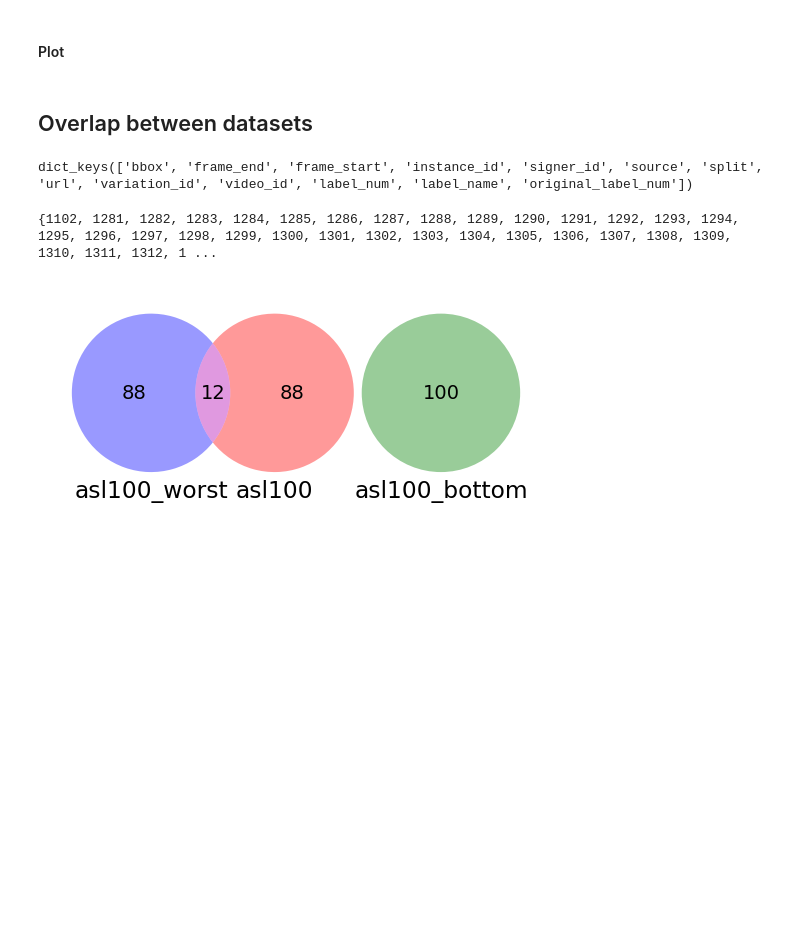
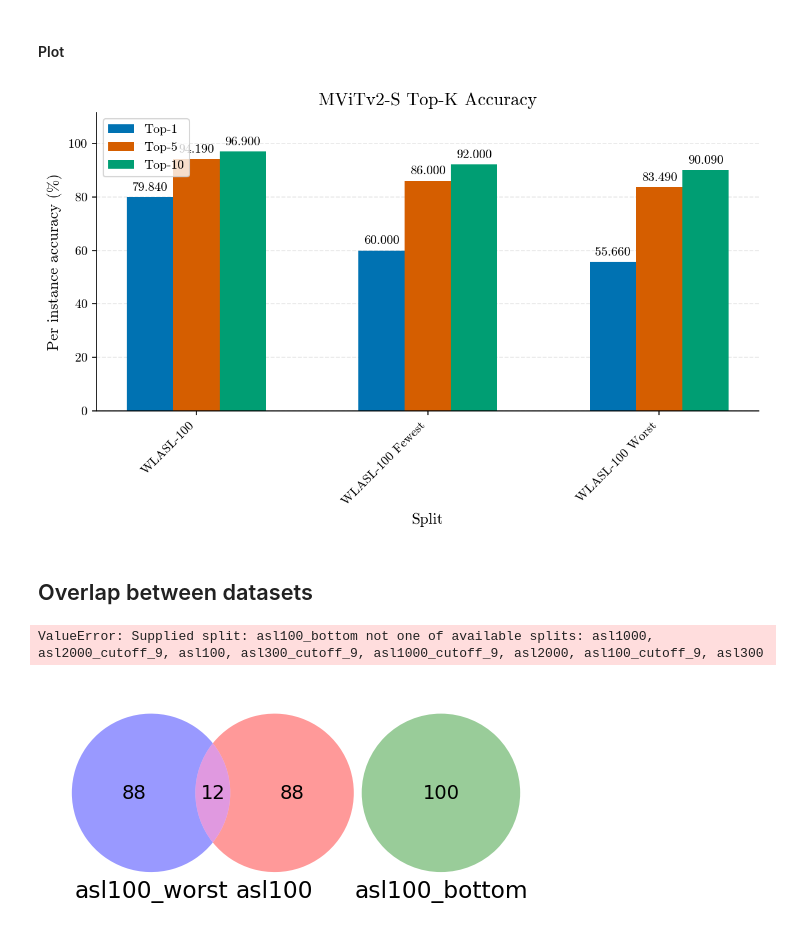
Before and after one commit to 0p3nTheSauce/SLR, a Jupyter notebook: src/results/dataset_analysis/different_100s.ipynb, the cells around one changed output. Cells and saved outputs as stored; diff of their text form; code cells hidden in the pictures; blank space fills up the shorter version.

```diff
--- a/src/results/dataset_analysis/different_100s.ipynb
+++ b/src/results/dataset_analysis/different_100s.ipynb
@@ -103,19 +104,21 @@ display(df)
 # %%
 metrics = ["Top-1", "Top-5", "Top-10"]
 df[metrics] = df[metrics].astype(float)
 
-from src.visualise2 import plot_topk_bar_chart
+from src.visualise2 import plot_topk_bar_chart, save_fig
 
 fig, ax = plot_topk_bar_chart(
     df["split"],
     df,
     metrics=metrics,
     xlabel="Split",
     ylabel="Per instance accuracy (%)",
     title="MViTv2-S Top-K Accuracy",
 )
-plt.savefig(output_dir / "different_100s.pdf", dpi=150, bbox_inches="tight")
+save_fig(fig, (output_dir / "different_100s").with_suffix('.pdf'))
 plt.show()
+# %% [output]
+[figure, added]
 # %% [markdown]
 ## Overlap between datasets
 # %%
@@ -123,9 +126,8 @@ set_name: AVAIL_SETS = set_options[set_idx]
 asl100 = load_split_set('asl100', set_name, policy='accepting')
 asl100_bottom = load_split_set('asl100_bottom',set_name, policy='accepting')
 asl100_worst = load_split_set('asl100_worst', set_name, policy='accepting')
+assert isinstance(asl100_bottom[0], dict)
+print(asl100_bottom[0].keys())
+# %% [output]
+ValueError: Supplied split: asl100_bottom not one of available splits: asl1000, asl2000_cutoff_9, asl100, asl300_cutoff_9, asl1000_cutoff_9, asl2000, asl100_cutoff_9, asl300
-# %%
-assert isinstance(asl100_bottom[0], dict)
-print(asl100_bottom[0].keys())
-# %% [output]
-dict_keys(['bbox', 'frame_end', 'frame_start', 'instance_id', 'signer_id', 'source', 'split', 'url', 'variation_id', 'video_id', 'label_num', 'label_name', 'original_label_num'])
 # %%
@@ -135,7 +138,3 @@ asl100_worst_labels = set(d['original_label_num'] for d in asl100_worst) #type:
-# %%
-print(asl100_bottom_labels)
-# %% [output]
-{1102, 1281, 1282, 1283, 1284, 1285, 1286, 1287, 1288, 1289, 1290, 1291, 1292, 1293, 1294, 1295, 1296, 1297, 1298, 1299, 1300, 1301, 1302, 1303, 1304, 1305, 1306, 1307, 1308, 1309, 1310, 1311, 1312, 1 ...
 # %%
 # 3-circle Venn
 venn3((asl100_labels, asl100_bottom_labels, asl100_worst_labels), set_labels=('asl100', 'asl100_bottom', 'asl100_worst'))
```
Also changed, not shown: parts of 3 cells of this notebook, 6 other files.
